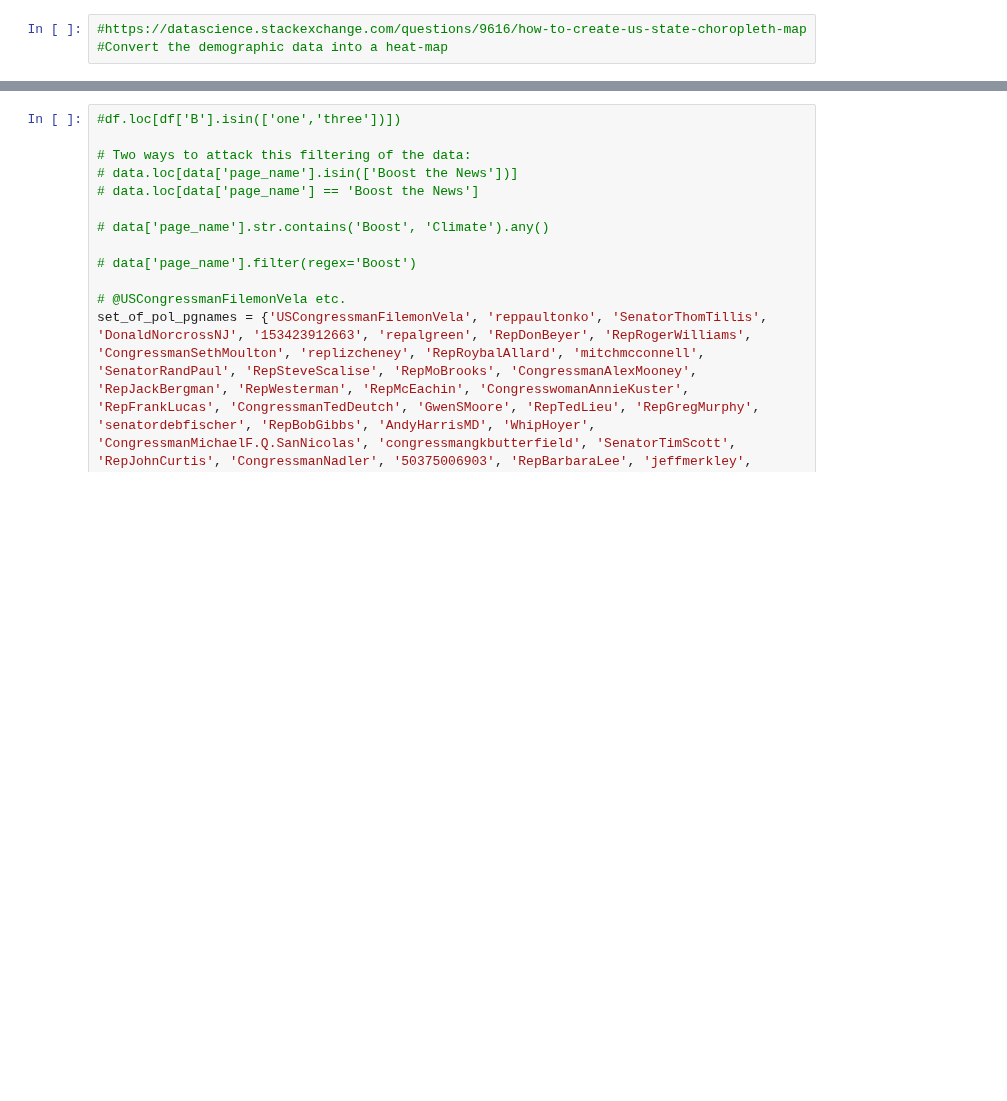
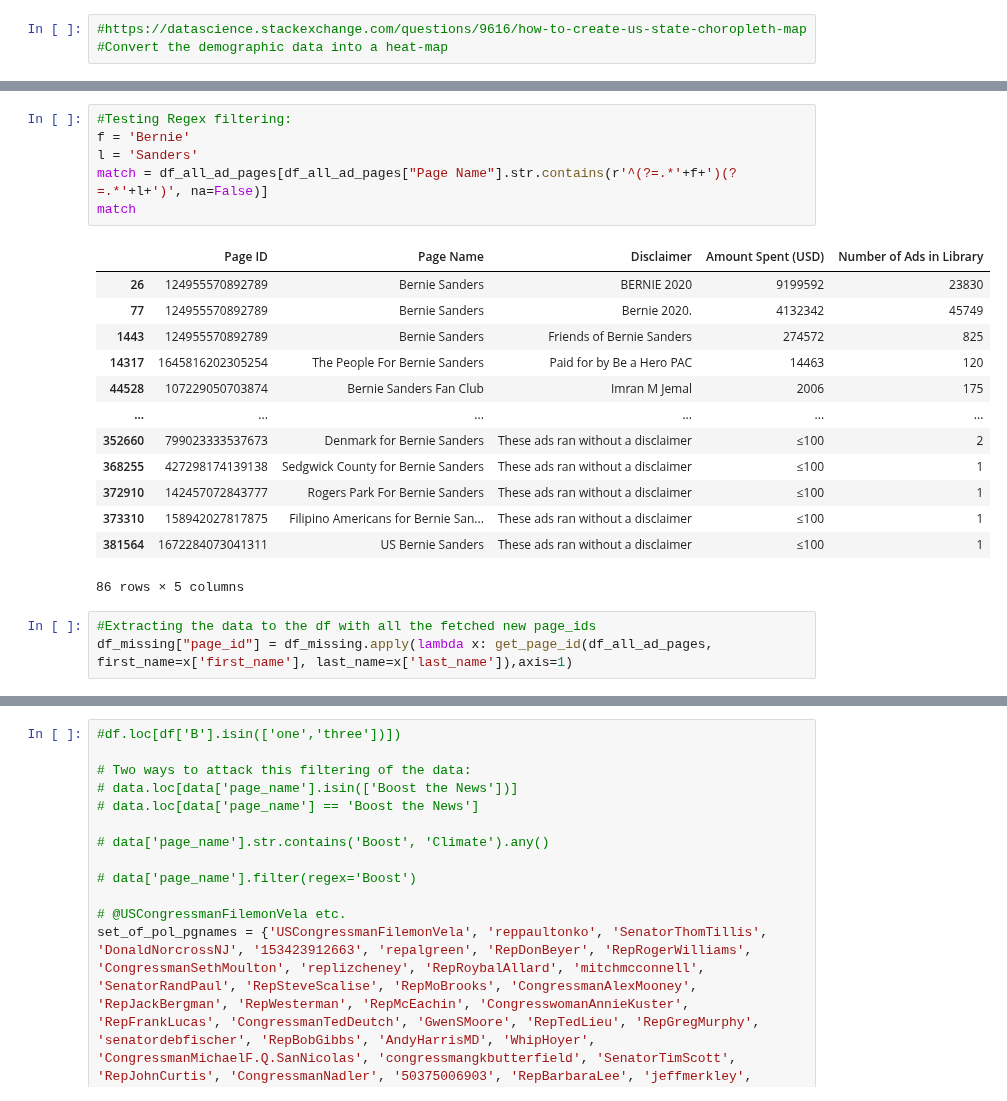
Before and after one commit to lrnz-asnprs/political-ad-api, a Jupyter notebook: notebooks/gustav_notebook.ipynb, the cells around one changed output, grey strips where cells are left out. Cells and saved outputs as stored; diff of their text form; blank space fills up the shorter version.

```diff
--- a/notebooks/gustav_notebook.ipynb
+++ b/notebooks/gustav_notebook.ipynb
@@ -150,0 +182,23 @@ demographic_data.groupby('page_name').mean()
+# %%
+#Testing Regex filtering:
+f = 'Bernie'
+l = 'Sanders'
+match = df_all_ad_pages[df_all_ad_pages["Page Name"].str.contains(r'^(?=.*'+f+')(?=.*'+l+')', na=False)]
+match
+# %% [output]
+|  | Page ID | Page Name | Disclaimer | Amount Spent (USD) | Number of Ads in Library |
+| 26 | 124955570892789 | Bernie Sanders | BERNIE 2020 | 9199592 | 23830 |
+| 77 | 124955570892789 | Bernie Sanders | Bernie 2020. | 4132342 | 45749 |
+| 1443 | 124955570892789 | Bernie Sanders | Friends of Bernie Sanders | 274572 | 825 |
+| 14317 | 1645816202305254 | The People For Bernie Sanders | Paid for by Be a Hero PAC | 14463 | 120 |
+| 44528 | 107229050703874 | Bernie Sanders Fan Club | Imran M Jemal | 2006 | 175 |
+| ... | ... | ... | ... | ... | ... |
+| 352660 | 799023333537673 | Denmark for Bernie Sanders | These ads ran without a disclaimer | ≤100 | 2 |
+| 368255 | 427298174139138 | Sedgwick County for Bernie Sanders | These ads ran without a disclaimer | ≤100 | 1 |
+| 372910 | 142457072843777 | Rogers Park For Bernie Sanders | These ads ran without a disclaimer | ≤100 | 1 |
+| 373310 | 158942027817875 | Filipino Americans for Bernie San... | These ads ran without a disclaimer | ≤100 | 1 |
+| 381564 | 1672284073041311 | US Bernie Sanders | These ads ran without a disclaimer | ≤100 | 1 |
+86 rows × 5 columns
+# %%
+#Extracting the data to the df with all the fetched new page_ids
+df_missing["page_id"] = df_missing.apply(lambda x: get_page_id(df_all_ad_pages, first_name=x['first_name'], last_name=x['last_name']),axis=1)
```
Also changed, not shown: parts of 27 cells of this notebook, 2 other files.
